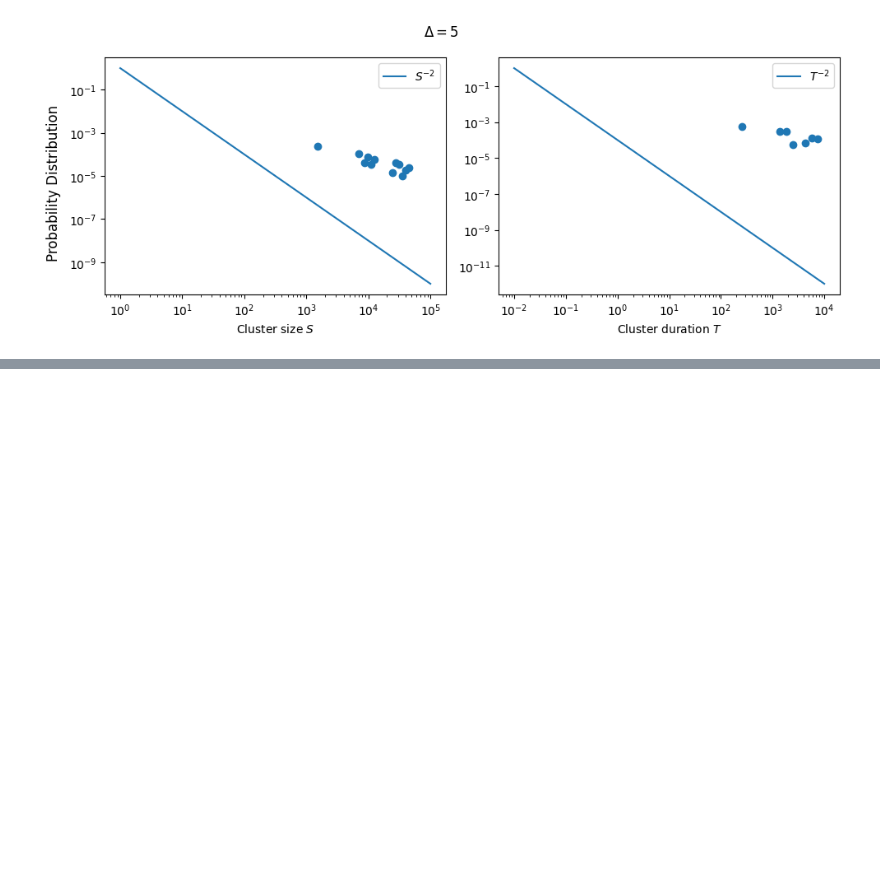
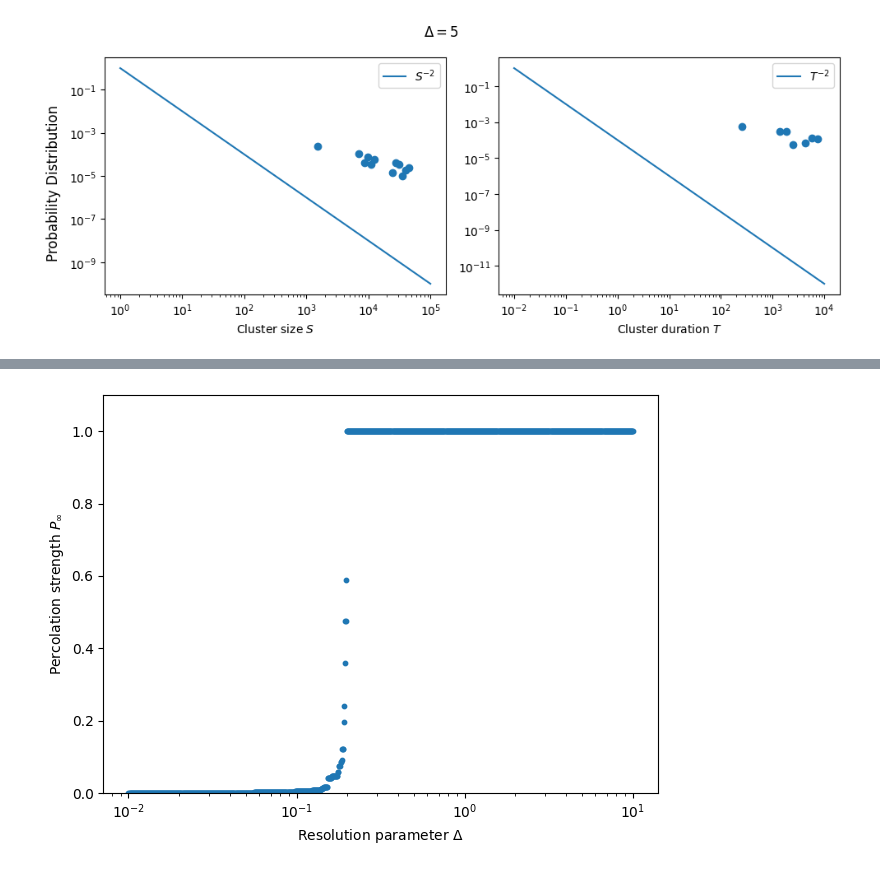
Before and after one commit to RivasAntonio/TFM, a Jupyter notebook: Códigos/Hawkes/Pruebas_modelo.ipynb, the cells around one changed output, grey strips where cells are left out. Drawn from its saved outputs; the diff is of its cells as text; code cells hidden in the pictures; blank space fills up the shorter version.

```diff
--- a/Códigos/Hawkes/Pruebas_modelo.ipynb
+++ b/Códigos/Hawkes/Pruebas_modelo.ipynb
@@ -1088,0 +1137,16 @@ np.save(f'./data/model_cluster_times_tot_R={R}_K={nmax}_delta={delta:.0E}', all_
+# %%
+nmax = 10**4
+# %%
+time, t_E_100,_, rates_E,_ = model(nmax, 100, mu_I, tau, n_EE, n_IE, n_EI, n_II, dt)
+# %%
+deltas = np.logspace(-2, 1, num = 1000)
+percolation_strength = calculate_percolation_strength(np.diff(t_E_100), deltas)
+
+plt.scatter(deltas, percolation_strength, s=10)
+plt.xscale('log')
+plt.ylim(0, 1.1)
+plt.xlabel('Resolution parameter $\Delta$')
+plt.ylabel('Percolation strength $P_{\infty}$')
+plt.tight_layout()
+# %% [output]
+[figure, added]
```
Also changed, not shown: parts of 37 cells of this notebook, 3 other files.
